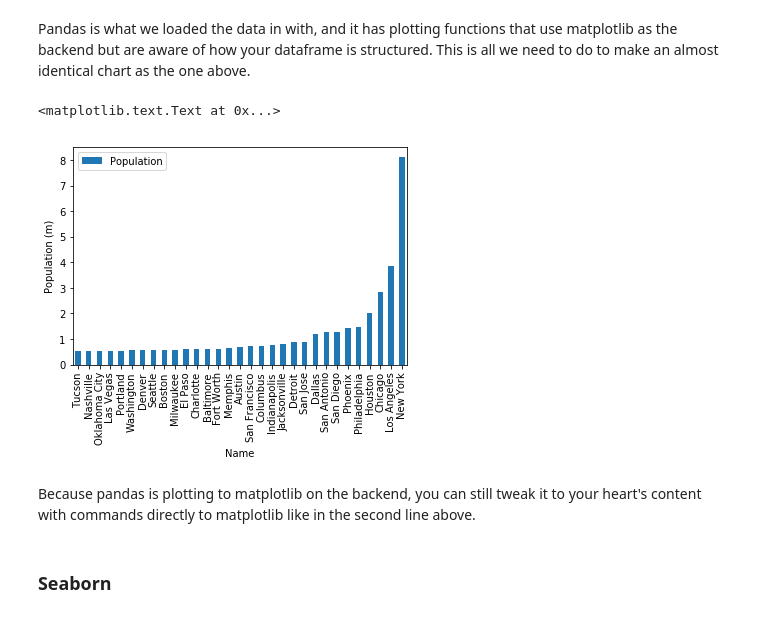
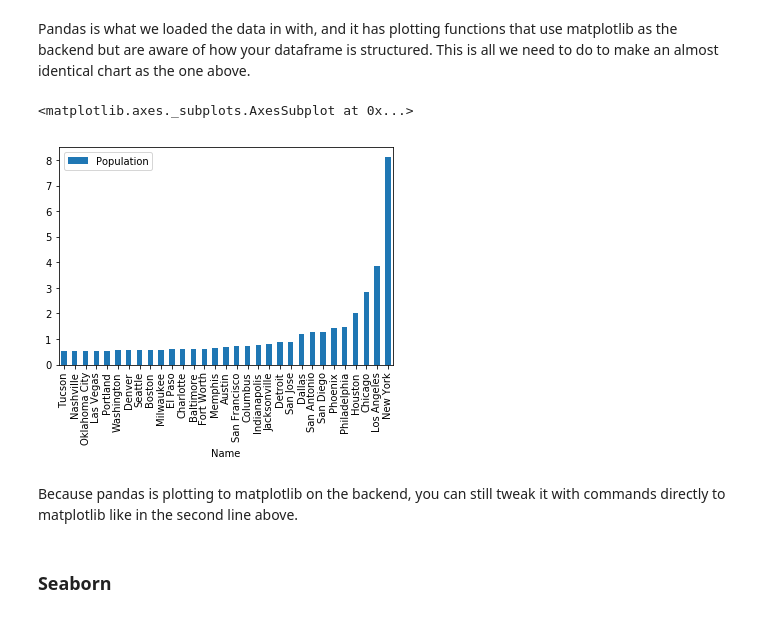
Before and after one commit to dovinmu/python-viz-notebooks, a Jupyter notebook: bar_charts.ipynb, the cells around one changed output. Cells and saved outputs as stored; diff of their text form; code cells hidden in the pictures.

```diff
--- a/bar_charts.ipynb
+++ b/bar_charts.ipynb
@@ -65,12 +77,11 @@ And we get this decent-looking bar chart.
 Pandas is what we loaded the data in with, and it has plotting functions that use matplotlib as the backend but are aware of how your dataframe is structured. This is all we need to do to make an almost identical chart as the one above.
 # %%
 large_cities.plot.bar()
-plt.ylabel("Population (m)")
 # %% [output]
-<matplotlib.text.Text at 0x...>
+<matplotlib.axes._subplots.AxesSubplot at 0x...>
-[figure, old version]
+[figure, new version]
 # %% [markdown]
-Because pandas is plotting to matplotlib on the backend, you can still tweak it to your heart's content with commands directly to matplotlib like in the second line above.
+Because pandas is plotting to matplotlib on the backend, you can still tweak it with commands directly to matplotlib like in the second line above.
 # %% [markdown]
 ### Seaborn
 # %%
```
Also changed, not shown: parts of 9 cells of this notebook.
